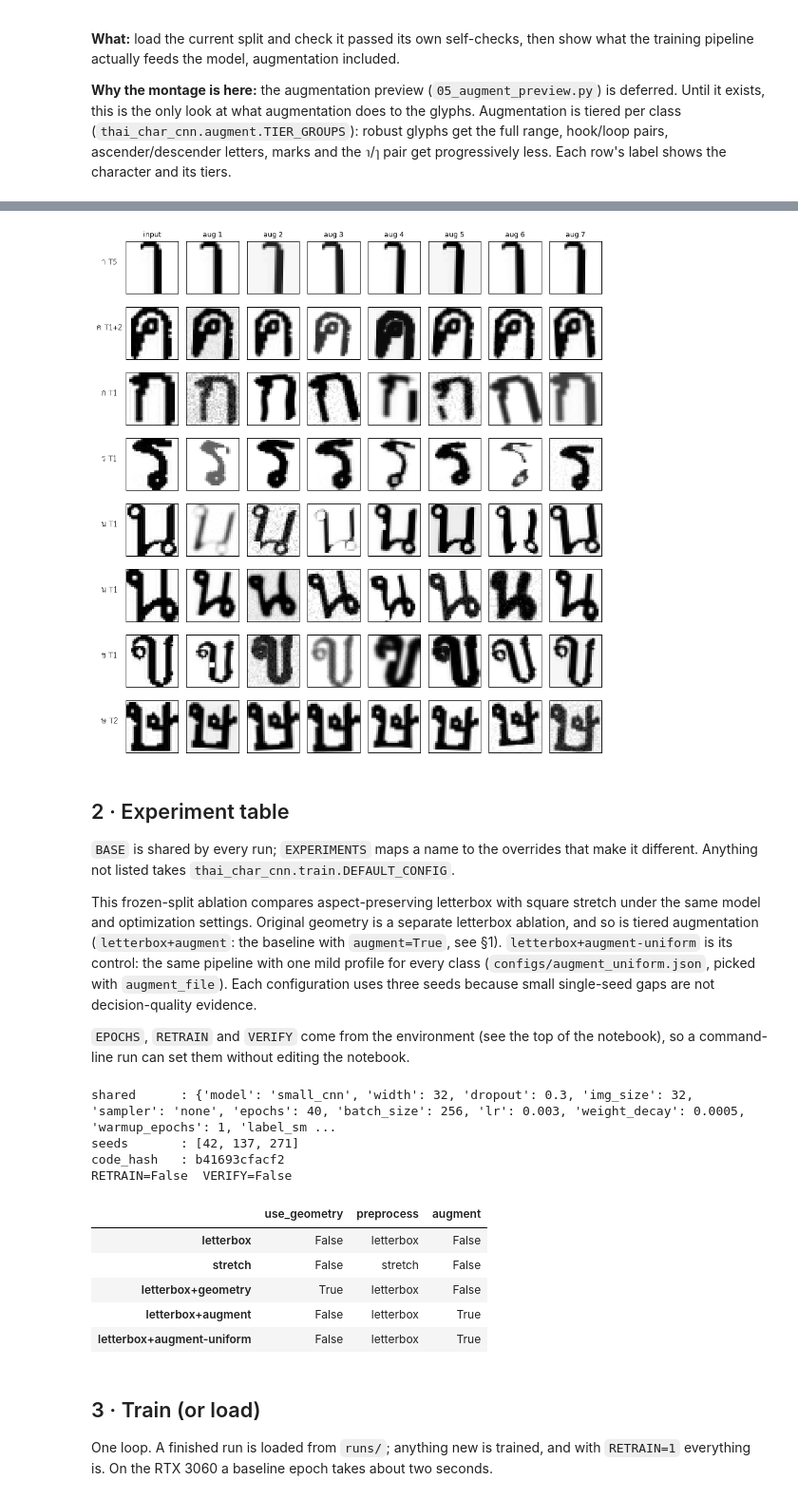
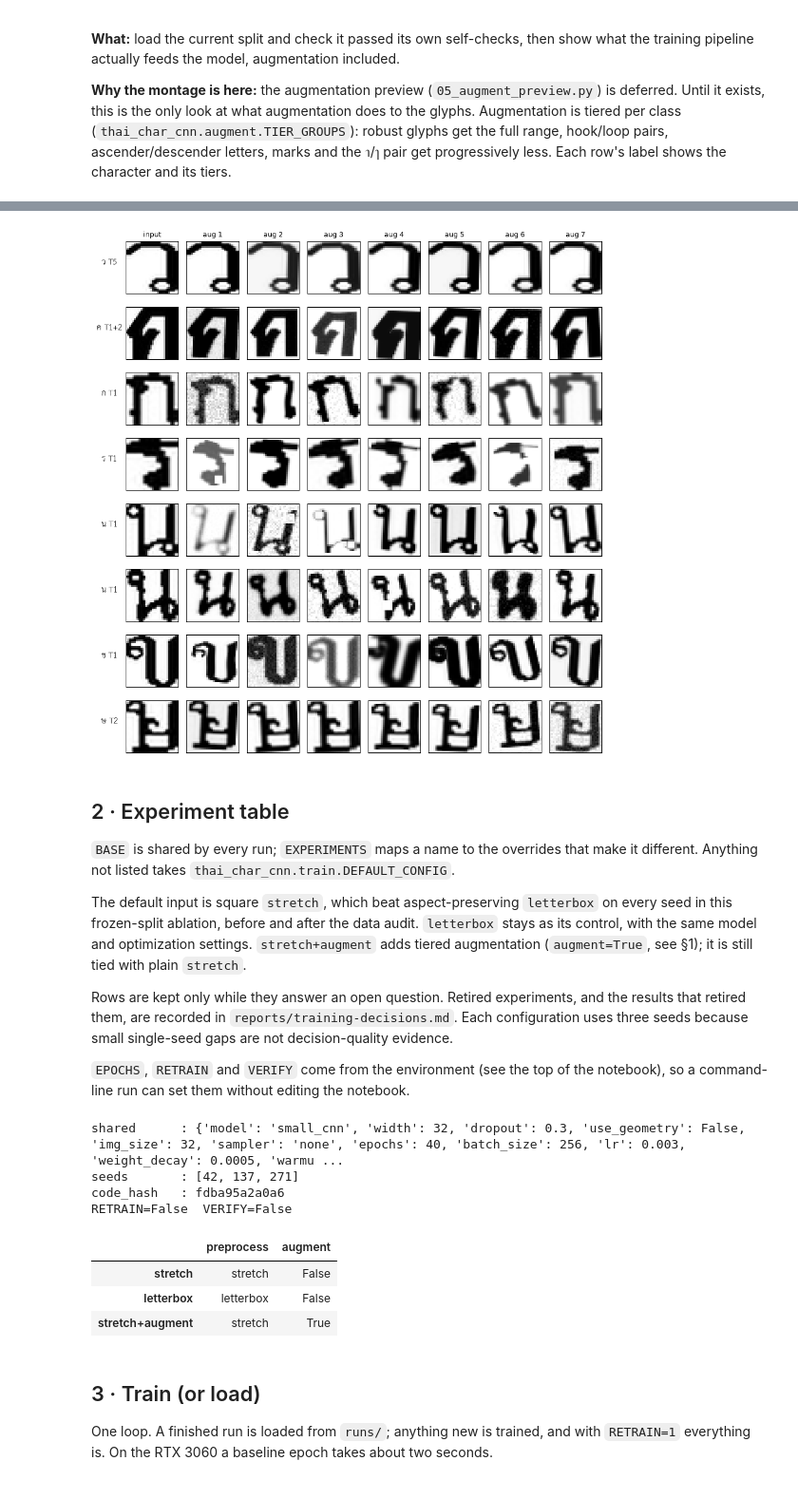
Before and after one commit to lemasc/thai-char-cnn, a Jupyter notebook: notebooks/04_train.ipynb, the cells around one changed output, grey strips where cells are left out. Shown at 95% size. Drawn from its saved outputs; the diff is of its cells as text; code cells hidden in the pictures.

```diff
--- a/notebooks/04_train.ipynb
+++ b/notebooks/04_train.ipynb
@@ -77,7 +77,7 @@ print(f"augmentation : {'configs/augment.json' if aug_path.exists() else 'defaul
 print(f"               overrides: profiles={AUG.profiles or '{}'}, tiers={AUG.tiers or '{}'}")
 print(f"device       : {'cuda — ' + torch.cuda.get_device_name() if torch.cuda.is_available() else 'cpu'}")
 
-data = SplitData(DEFAULT_CONFIG["img_size"])
+data = SplitData(DEFAULT_CONFIG["img_size"], DEFAULT_CONFIG["preprocess"])
 print(f"\ntrain images : {len(data.idx['train']):,}")
 print(f"val images   : {len(data.idx['val']):,}")
 print(f"pixel mean/std (train only): {data.pixel_mean:.4f} / {data.pixel_std:.4f}")
@@ -121,17 +121,20 @@ for c in range(1, N_DRAWS + 1):
 plt.tight_layout()
 plt.show()
 # %% [output]
-[figure, old version]
+[figure, new version]
 # %% [markdown]
 ## 2 · Experiment table
 
 `BASE` is shared by every run; `EXPERIMENTS` maps a name to the overrides that make it different.
 Anything not listed takes `thai_char_cnn.train.DEFAULT_CONFIG`.
 
-This frozen-split ablation compares aspect-preserving letterbox with square stretch under the
-same model and optimization settings. Original geometry is a separate letterbox ablation, and so
-is tiered augmentation (`letterbox+augment`: the baseline with `augment=True`, see §1). `letterbox+augment-uniform` is its control: the same pipeline with one mild
-profile for every class (`configs/augment_uniform.json`, picked with `augment_file`). Each
+The default input is square `stretch`, which beat aspect-preserving `letterbox` on every seed in this
+frozen-split ablation, before and after the data audit. `letterbox` stays as its control, with the
+same model and optimization settings. `stretch+augment` adds tiered augmentation (`augment=True`,
+see §1); it is still tied with plain `stretch`.
+
+Rows are kept only while they answer an open question. Retired experiments, and the results that
+retired them, are recorded in `reports/training-decisions.md`. Each
 configuration uses three seeds because small single-seed gaps are not decision-quality evidence.
 
 `EPOCHS`, `RETRAIN` and `VERIFY` come from the environment (see the top of the notebook), so a
@@ -139,37 +142,31 @@ command-line run can set them without editing the notebook.
 # %%
 BASE = dict(epochs=int(os.environ.get("EPOCHS", DEFAULT_CONFIG["epochs"])))
 SEEDS = [42, 137, 271]
 RETRAIN = os.environ.get("RETRAIN") == "1"
 VERIFY = os.environ.get("VERIFY") == "1"
 
 EXPERIMENTS = {
-    "letterbox": {},
-    "stretch": dict(preprocess="stretch"),
-    "letterbox+geometry": dict(use_geometry=True),
-    "letterbox+augment": dict(augment=True),
-    "letterbox+augment-uniform": dict(augment=True, augment_file="augment_uniform.json"),
-    "stretch+augment-cleaned": dict(preprocess="stretch", augment=True),
-    "stretch+augment-geometry-only-cleaned": dict(preprocess="stretch", augment=True, augment_file="augment_geometry_only.json"),
+    "stretch": {},
+    "letterbox": dict(preprocess="letterbox"),
+    "stretch+augment": dict(augment=True),
 }
 
 table = pd.DataFrame({name: DEFAULT_CONFIG | BASE | ov for name, ov in EXPERIMENTS.items()}).T
 varying = [c for c in table.columns if table[c].astype(str).nunique() > 1]
 print(f"shared      : {({k: v for k, v in (DEFAULT_CONFIG | BASE).items() if k not in varying})}")
 print(f"seeds       : {SEEDS}")
 print(f"code_hash   : {code_hash()}")
 print(f"RETRAIN={RETRAIN}  VERIFY={VERIFY}")
 table[varying] if varying else table[[]].assign(overrides="none — baseline only")
 # %% [output]
-shared      : {'model': 'small_cnn', 'width': 32, 'dropout': 0.3, 'img_size': 32, 'sampler': 'none', 'epochs': 40, 'batch_size': 256, 'lr': 0.003, 'weight_decay': 0.0005, 'warmup_epochs': 1, 'label_sm ...
+shared      : {'model': 'small_cnn', 'width': 32, 'dropout': 0.3, 'use_geometry': False, 'img_size': 32, 'sampler': 'none', 'epochs': 40, 'batch_size': 256, 'lr': 0.003, 'weight_decay': 0.0005, 'warmu ...
 seeds       : [42, 137, 271]
-code_hash   : b41693cfacf2
+code_hash   : fdba95a2a0a6
 RETRAIN=False  VERIFY=False
-|  | use_geometry | preprocess | augment |
-| letterbox | False | letterbox | False |
-| stretch | False | stretch | False |
-| letterbox+geometry | True | letterbox | False |
-| letterbox+augment | False | letterbox | True |
-| letterbox+augment-uniform | False | letterbox | True |
+|  | preprocess | augment |
+| stretch | stretch | False |
+| letterbox | letterbox | False |
+| stretch+augment | stretch | True |
 # %% [markdown]
 ## 3 · Train (or load)
 
```
Also changed, not shown: parts of 7 cells of this notebook, 4 other files.
